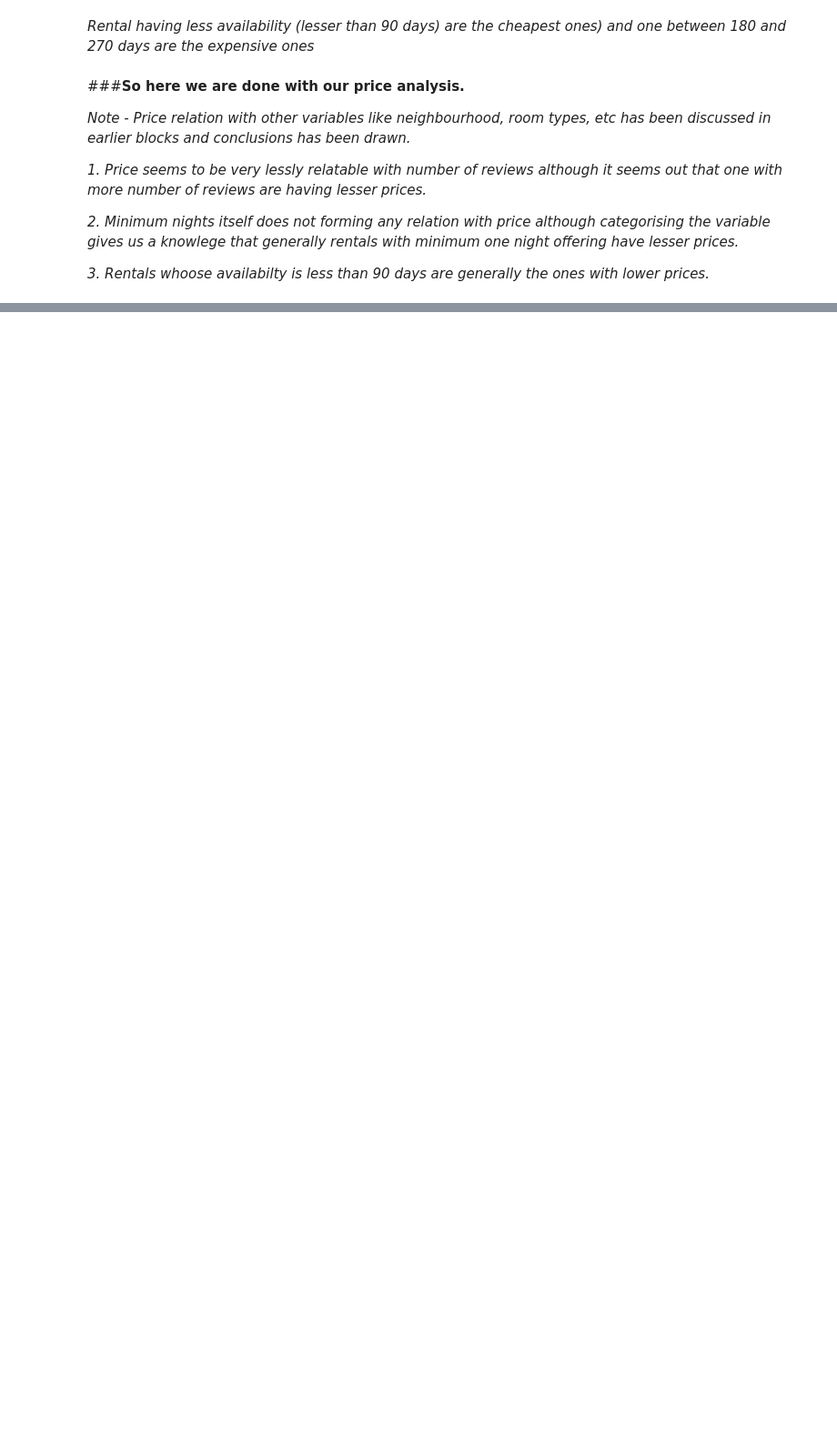
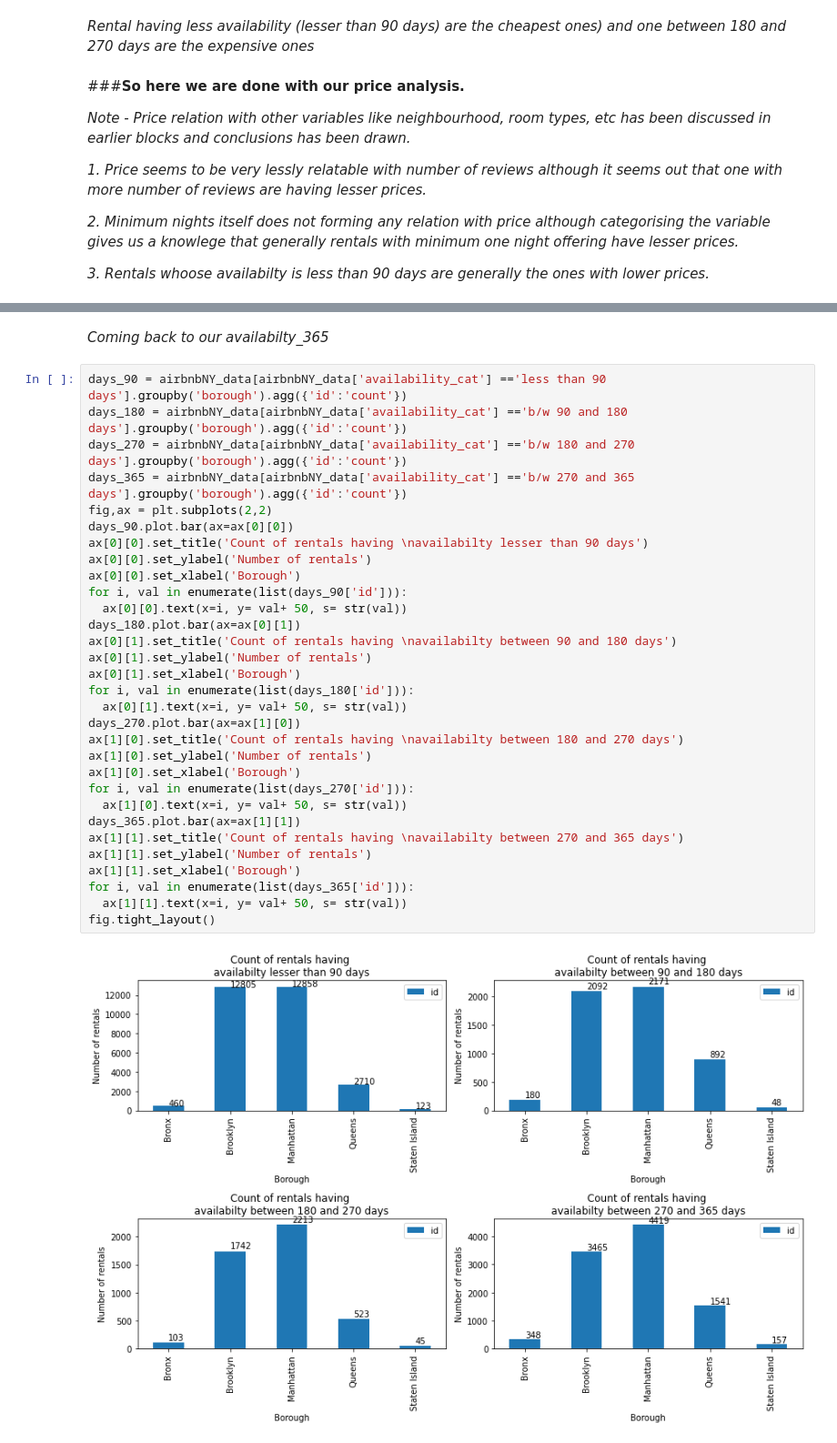
Before and after one commit to kiran9615/EDA_airbnb-hosting-data-analysis, a Jupyter notebook: Airbnb_Bookings_Analysis.ipynb, the cells around one changed output, grey strips where cells are left out. Shown at 91% size. Drawn from its saved outputs; the diff is of its cells as text; blank space fills up the shorter version.

```diff
--- a/Airbnb_Bookings_Analysis.ipynb
+++ b/Airbnb_Bookings_Analysis.ipynb
@@ -1275,0 +1364,35 @@ Text(0.5, 1.0, 'Boxplot between availabity_cat and price')
+# %% [markdown]
+*Coming back to our availabilty_365*
+# %%
+days_90 = airbnbNY_data[airbnbNY_data['availability_cat'] =='less than 90 days'].groupby('borough').agg({'id':'count'})
+days_180 = airbnbNY_data[airbnbNY_data['availability_cat'] =='b/w 90 and 180 days'].groupby('borough').agg({'id':'count'})
+days_270 = airbnbNY_data[airbnbNY_data['availability_cat'] =='b/w 180 and 270 days'].groupby('borough').agg({'id':'count'})
+days_365 = airbnbNY_data[airbnbNY_data['availability_cat'] =='b/w 270 and 365 days'].groupby('borough').agg({'id':'count'})
+fig,ax = plt.subplots(2,2)
+days_90.plot.bar(ax=ax[0][0])
+ax[0][0].set_title('Count of rentals having \navailabilty lesser than 90 days')
+ax[0][0].set_ylabel('Number of rentals')
+ax[0][0].set_xlabel('Borough')
+for i, val in enumerate(list(days_90['id'])):
+  ax[0][0].text(x=i, y= val+ 50, s= str(val))
+days_180.plot.bar(ax=ax[0][1])
+ax[0][1].set_title('Count of rentals having \navailabilty between 90 and 180 days')
+ax[0][1].set_ylabel('Number of rentals')
+ax[0][1].set_xlabel('Borough')
+for i, val in enumerate(list(days_180['id'])):
+  ax[0][1].text(x=i, y= val+ 50, s= str(val))
+days_270.plot.bar(ax=ax[1][0])
+ax[1][0].set_title('Count of rentals having \navailabilty between 180 and 270 days')
+ax[1][0].set_ylabel('Number of rentals')
+ax[1][0].set_xlabel('Borough')
+for i, val in enumerate(list(days_270['id'])):
+  ax[1][0].text(x=i, y= val+ 50, s= str(val))
+days_365.plot.bar(ax=ax[1][1])
+ax[1][1].set_title('Count of rentals having \navailabilty between 270 and 365 days')
+ax[1][1].set_ylabel('Number of rentals')
+ax[1][1].set_xlabel('Borough')
+for i, val in enumerate(list(days_365['id'])):
+  ax[1][1].text(x=i, y= val+ 50, s= str(val))
+fig.tight_layout()
+# %% [output]
+[figure, added]
```
Also changed, not shown: parts of 27 cells of this notebook.
